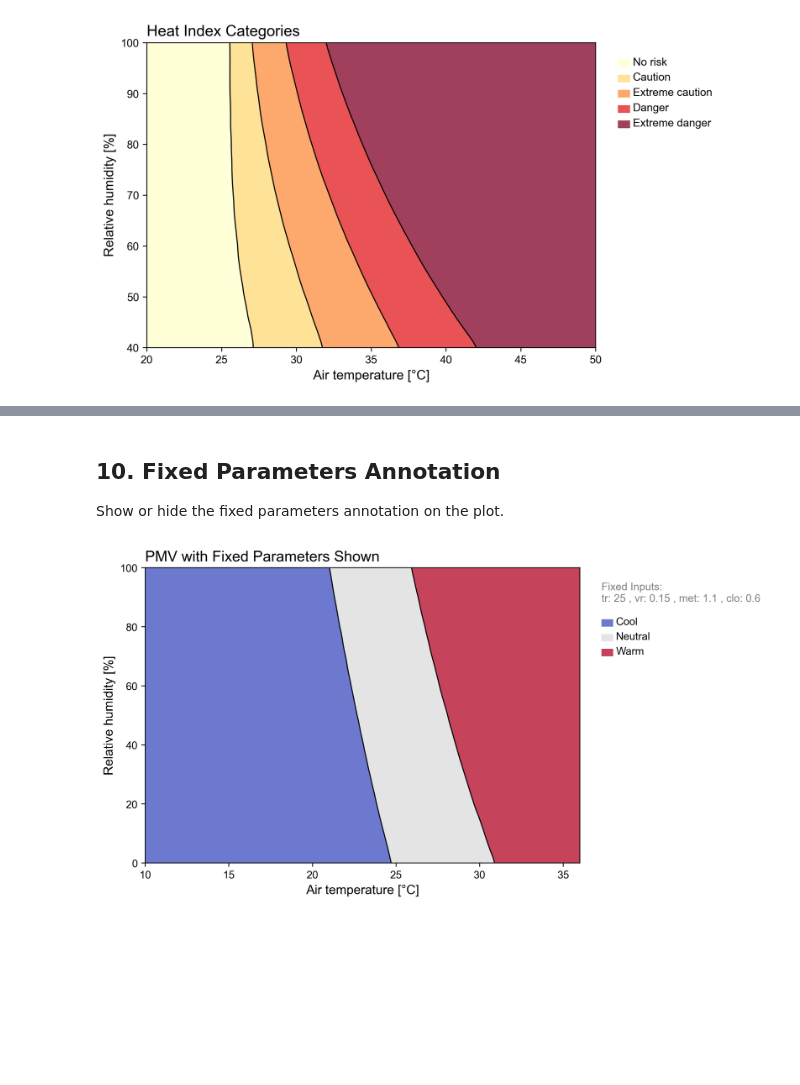
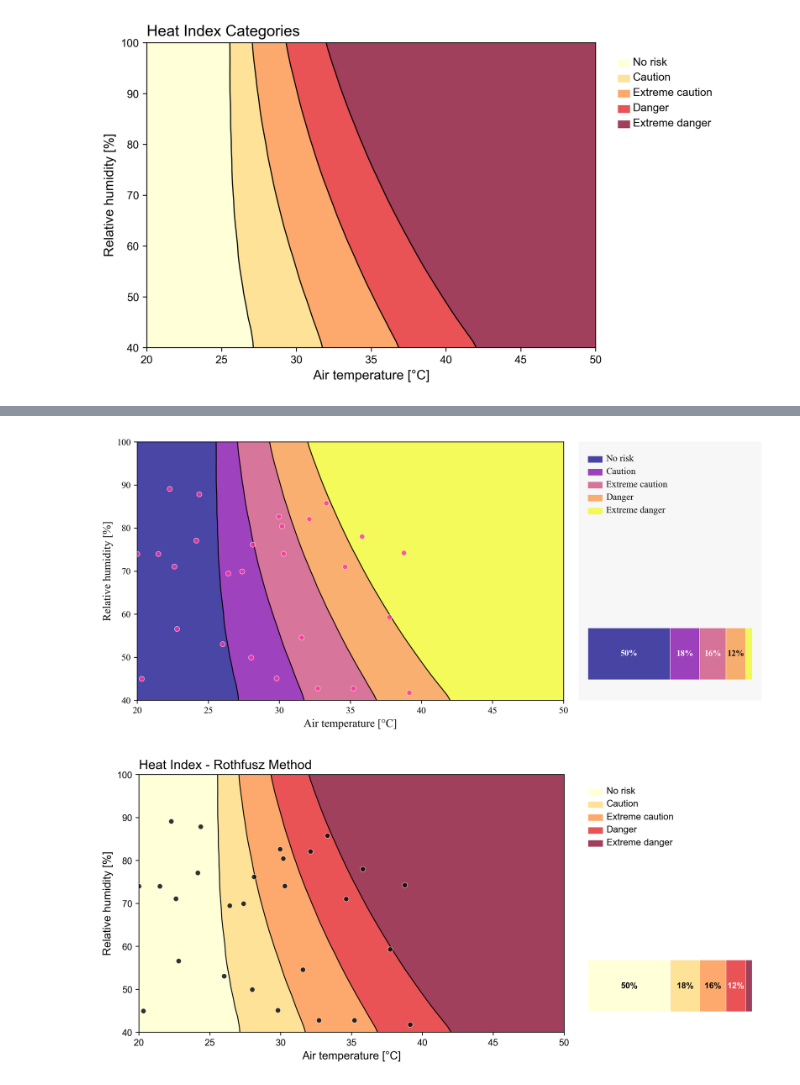
Before and after one commit to CenterForTheBuiltEnvironment/pythermalcomfort, a Jupyter notebook: test_notebook.ipynb, the cells around one changed output, grey strips where cells are left out. Saved outputs shown, nothing was run; the diff lists cells and outputs as text; code cells hidden in the pictures; blank space fills up the shorter version.

Commit message:
fix: adjust Adaptive scene

```diff
--- a/test_notebook.ipynb
+++ b/test_notebook.ipynb
@@ -143,16 +34,39 @@ fig, ax = plot.render()
-# %% [markdown]
-## 10. Fixed Parameters Annotation
-
-Show or hide the fixed parameters annotation on the plot.
-# %%
-plot = Plot.range(
-    pmv_ppd_iso,
-    x_param="tdb",
-    y_param="rh",
-    fixed_params={"tr": 25, "vr": 0.15, "met": 1.1, "clo": 0.6}
-)
-plot.style.title = "PMV with Fixed Parameters Shown"
-plot.style.show_fixed_params = True
-fig, ax = plot.render()
-# %% [output]
-[figure, removed]
+# %%
+# Generate sample measurement data
+np.random.seed(42)
+temps = np.random.uniform(15, 40, 50)
+rh_vals = np.random.uniform(20, 90, 50)
+
+# Create plot and add data
+plot = Plot.range(heat_index_rothfusz)
+plot = plot.add_data(temps, rh_vals)
+plot.style.show_summary = True
+plot.style.font_family = "Times New Roman"  # Custom font
+plot.style.summary_bar_height = 0.2  # Adjusted height
+plot.style.summary_bar_width = 0.9    # Adjusted vertical position
+plot.style.font_sizes = {"summary": 9}  # Smaller font for info panel
+plot.style.info_panel_width = 0.3  # Adjusted width
+plot.style.info_panel_background = "#f0f0f0"  # Light gray background
+plot.style.info_panel_alpha = 0.5  # Semi-transparent info panel
+plot.style.cmap = "plasma"  # Different colormap
+plot.style.scatter_color = "#FF33A0"  # Custom scatter color
+plot.style.figsize = (12, 5)
+
+fig, ax = plot.render()
+# %% [output]
+[figure, added]
+# %%
+plot = Plot.range(heat_index_rothfusz)
+plot = plot.add_data(temps, rh_vals)
+plot.style.title = "Heat Index - Rothfusz Method"
+plot.style.show_summary = True
+plot.style.summary_bar_height = 0.2  # Adjusted height
+plot.style.summary_bar_width = 0.9    # Adjusted vertical position
+plot.style.font_sizes = {"summary": 9}  # Smaller font for info panel
+plot.style.info_panel_width = 0.3  # Adjusted width
+plot.style.scatter_color = "#000000"  # Custom scatter color
+plot.style.figsize = (12, 5)
+
+fig, ax = plot.render()
+# %% [output]
+[figure, added]
```
Also changed, not shown: parts of 19 cells of this notebook, 14 other files.
